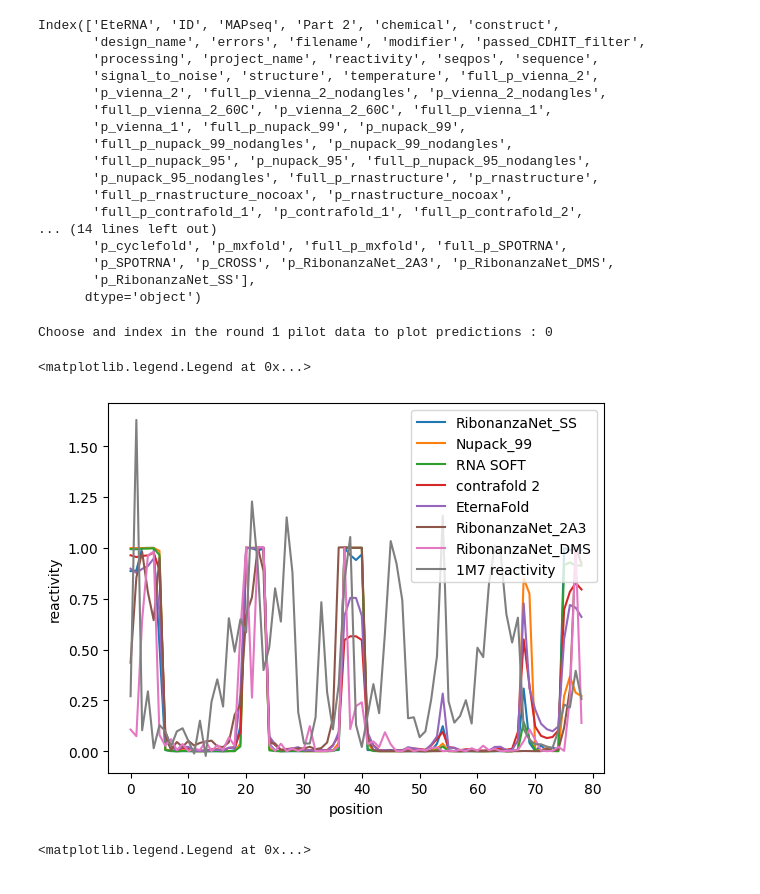
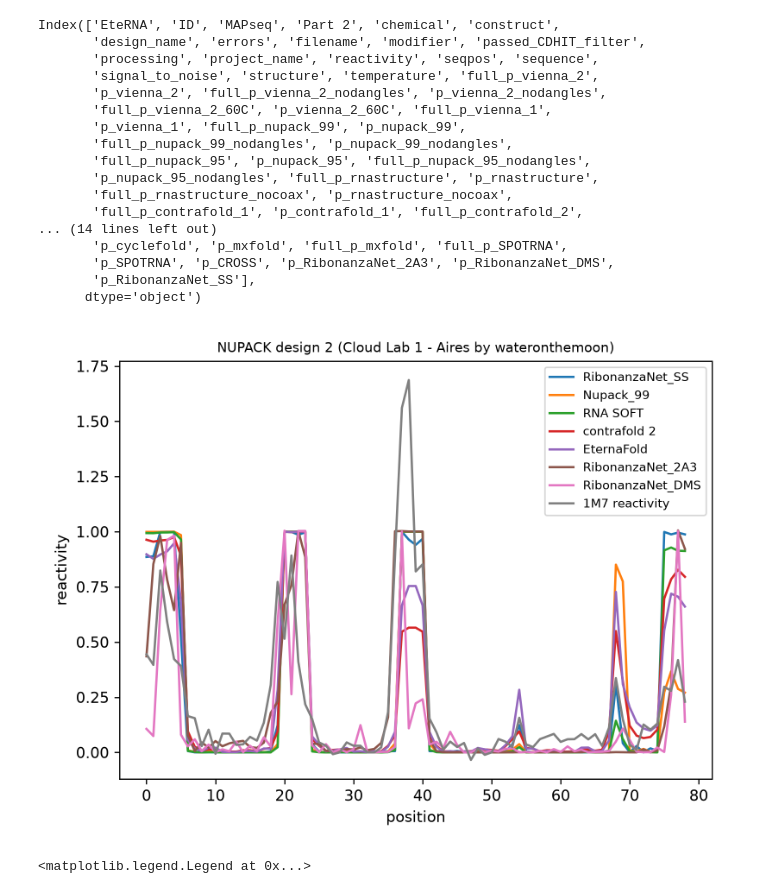
Before and after one commit to georgiagracetully/georgiagracetully.github.io, a Jupyter notebook: notebooks/eternabench_chemmapping_simulation/EB_Chemmapping_Profile_EVAL.ipynb, the cells around one changed output. Cells and saved outputs as stored; diff of their text form; code cells hidden in the pictures.

```diff
--- a/notebooks/eternabench_chemmapping_simulation/EB_Chemmapping_Profile_EVAL.ipynb
+++ b/notebooks/eternabench_chemmapping_simulation/EB_Chemmapping_Profile_EVAL.ipynb
@@ -65,29 +65,31 @@ Index(['EteRNA', 'ID', 'MAPseq', 'Part 2', 'chemical', 'construct',
        'p_SPOTRNA', 'p_CROSS', 'p_RibonanzaNet_2A3', 'p_RibonanzaNet_DMS',
        'p_RibonanzaNet_SS'],
       dtype='object')
-# %%
-choose_index = input('Choose and index in the round 1 pilot data to plot predictions : ')
-# %% [output]
-Choose and index in the round 1 pilot data to plot predictions : 0
-# %%
-# let's take a look at the predictions
-import matplotlib.pyplot as plt
-plt.plot(df2.iloc[1]['p_RibonanzaNet_SS'],label='RibonanzaNet_SS')
-plt.plot(df2.iloc[1]['p_nupack_99'],label='Nupack_99')
-plt.plot(df2.iloc[1]['p_rnasoft_99'], label='RNA SOFT')
-plt.plot(df2.iloc[1]['p_contrafold_2'], label='contrafold 2')
-plt.plot(df2.iloc[1]['p_eternafold_B'], label='EternaFold')
-plt.plot(df2.iloc[1]['p_RibonanzaNet_2A3'],label='RibonanzaNet_2A3')
-plt.plot(df2.iloc[1]['p_RibonanzaNet_DMS'],label='RibonanzaNet_DMS')
-plt.plot(raw_data.iloc[1]['reactivity'], label = '1M7 reactivity')
-
-
-plt.xlabel('position')
-plt.ylabel('reactivity')
-plt.legend()
-# %% [output]
-<matplotlib.legend.Legend at 0x...>
-[figure, removed]
+# %%
+choose_index = 1  # row of df2 to plot (0 and 1 are shown on the website)
+# %%
+# Predictions vs. 1M7 reactivity for ONE RNA. Both come from the same row of df2,
+# so the measured profile and the predictions describe the same sequence.
+# (An earlier version took the reactivity from raw_data, a different table,
+#  which overlaid a different RNA's data.)
+import matplotlib.pyplot as plt
+r = df2.iloc[int(choose_index)]
+series = [("p_RibonanzaNet_SS", "RibonanzaNet_SS"), ("p_nupack_99", "Nupack_99"),
+          ("p_rnasoft_99", "RNA SOFT"), ("p_contrafold_2", "contrafold 2"),
+          ("p_eternafold_B", "EternaFold"), ("p_RibonanzaNet_2A3", "RibonanzaNet_2A3"),
+          ("p_RibonanzaNet_DMS", "RibonanzaNet_DMS")]
+plt.figure(figsize=(6.4, 4.8))
+for col, label in series:
+    plt.plot(r["seqpos"], r[col], label=label)
+plt.plot(r["seqpos"], r["reactivity"], label="1M7 reactivity", color="gray")
+plt.xlabel("position")
+plt.ylabel("reactivity")
+plt.title(f"{r['design_name']} ({r['project_name']})"[:70], fontsize=9)
+plt.legend(fontsize=8)
+plt.tight_layout()
+plt.show()
+# %% [output]
+[figure, added]
 # %%
 # let's take a look at the predictions
 import matplotlib.pyplot as plt
```
Also changed, not shown: 10 other files.
